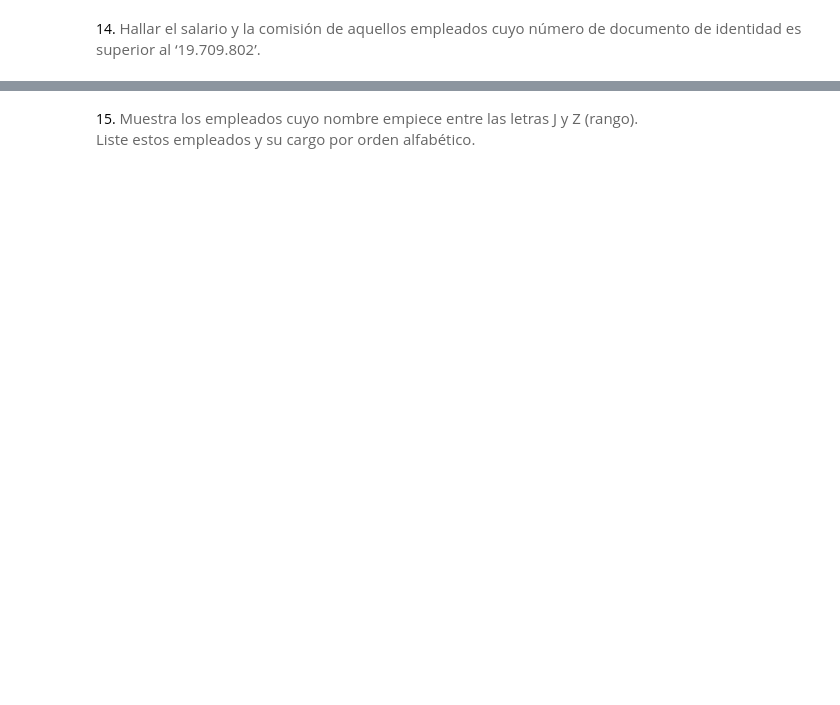
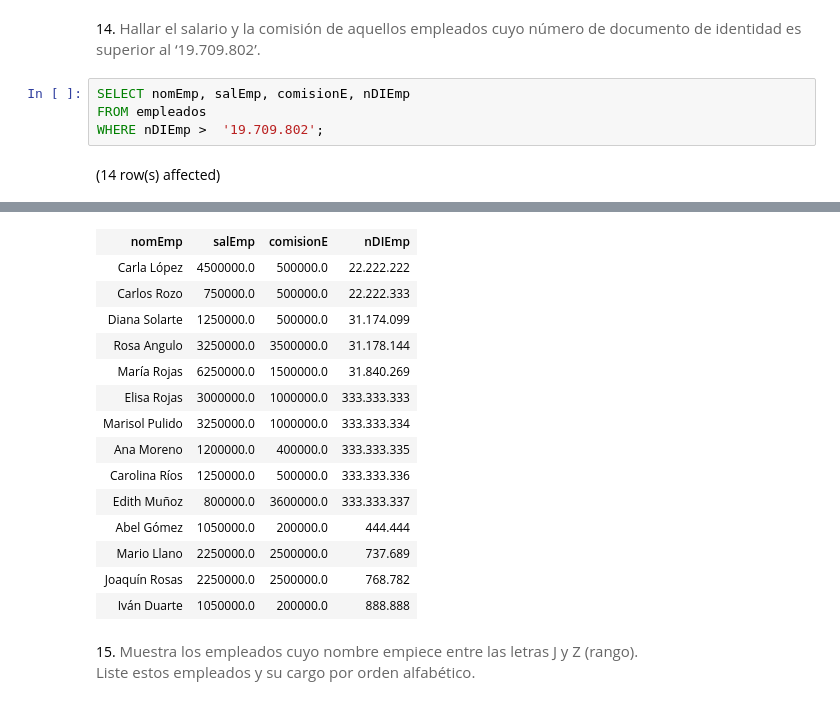
Before and after one commit to jdomdev/data-science-sql, a Jupyter notebook: notebooks/p5-m4.ipynb, the cells around one changed output, grey strips where cells are left out. Drawn from its saved outputs; the diff is of its cells as text; blank space fills up the shorter version.

```diff
--- a/notebooks/p5-m4.ipynb
+++ b/notebooks/p5-m4.ipynb
@@ -134,2 +288,8 @@ Total execution time: 00:00:01.003
 # %% [markdown]
 14. <span style="color: rgb(102, 102, 102); font-family: Poppins; font-size: 15px; background-color: rgb(255, 255, 255);">Hallar el salario y la comisión de aquellos empleados cuyo número de documento de identidad es superior al ‘19.709.802’.</span>
+# %%
+SELECT nomEmp, salEmp, comisionE, nDIEmp
+FROM empleados
+WHERE nDIEmp >  '19.709.802';
+# %% [output]
+(14 row(s) affected)
@@ -136,3 +297,18 @@ Total execution time: 00:00:01.003
+| nomEmp | salEmp | comisionE | nDIEmp |
+| Carla López | 4500000.0 | 500000.0 | 22.222.222 |
+| Carlos Rozo | 750000.0 | 500000.0 | 22.222.333 |
+| Diana Solarte | 1250000.0 | 500000.0 | 31.174.099 |
+| Rosa Angulo | 3250000.0 | 3500000.0 | 31.178.144 |
+| María Rojas | 6250000.0 | 1500000.0 | 31.840.269 |
+| Elisa Rojas | 3000000.0 | 1000000.0 | 333.333.333 |
+| Marisol Pulido | 3250000.0 | 1000000.0 | 333.333.334 |
+| Ana Moreno | 1200000.0 | 400000.0 | 333.333.335 |
+| Carolina Ríos | 1250000.0 | 500000.0 | 333.333.336 |
+| Edith Muñoz | 800000.0 | 3600000.0 | 333.333.337 |
+| Abel Gómez | 1050000.0 | 200000.0 | 444.444 |
+| Mario Llano | 2250000.0 | 2500000.0 | 737.689 |
+| Joaquín Rosas | 2250000.0 | 2500000.0 | 768.782 |
+| Iván Duarte | 1050000.0 | 200000.0 | 888.888 |
 # %% [markdown]
 15. <span style="color: rgb(102, 102, 102); font-family: Poppins; font-size: 15px; background-color: rgb(255, 255, 255);">Muestra los empleados cuyo nombre empiece entre las letras J y Z (rango).</span>
 <span style="color: rgb(102, 102, 102); font-family: Poppins; font-size: 15px; background-color: rgb(255, 255, 255);">Liste estos empleados y su cargo por orden alfabético.</span>
```
Also changed, not shown: parts of 36 cells of this notebook.
